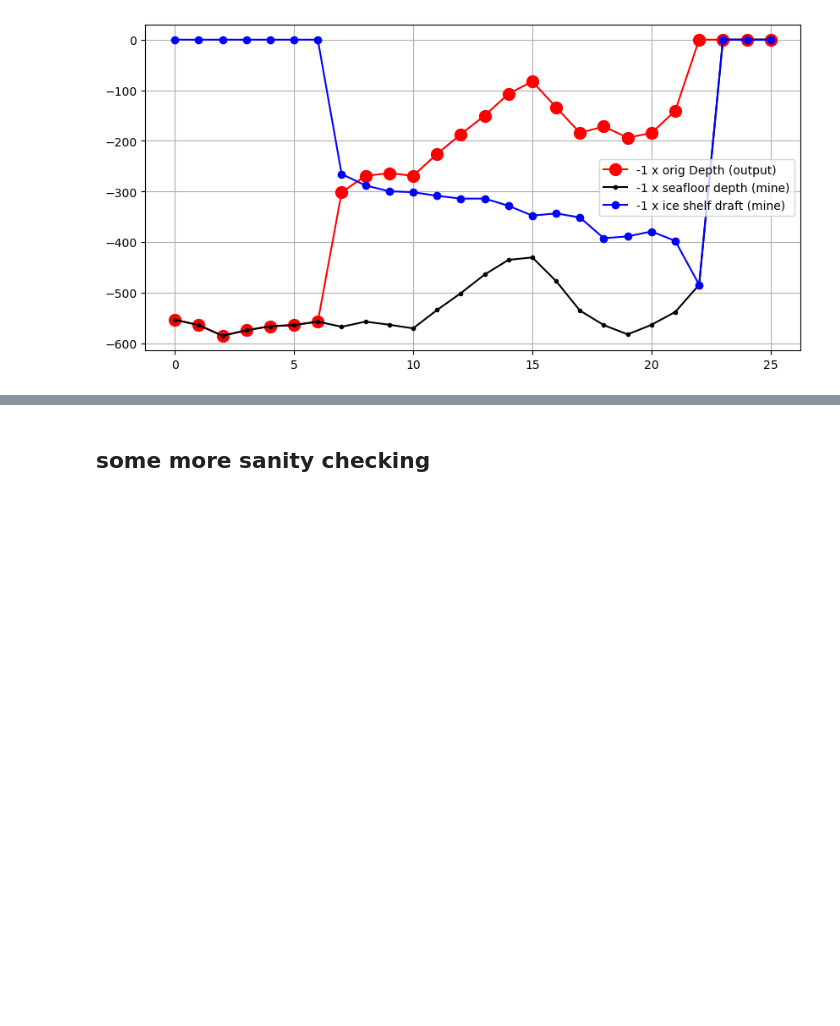
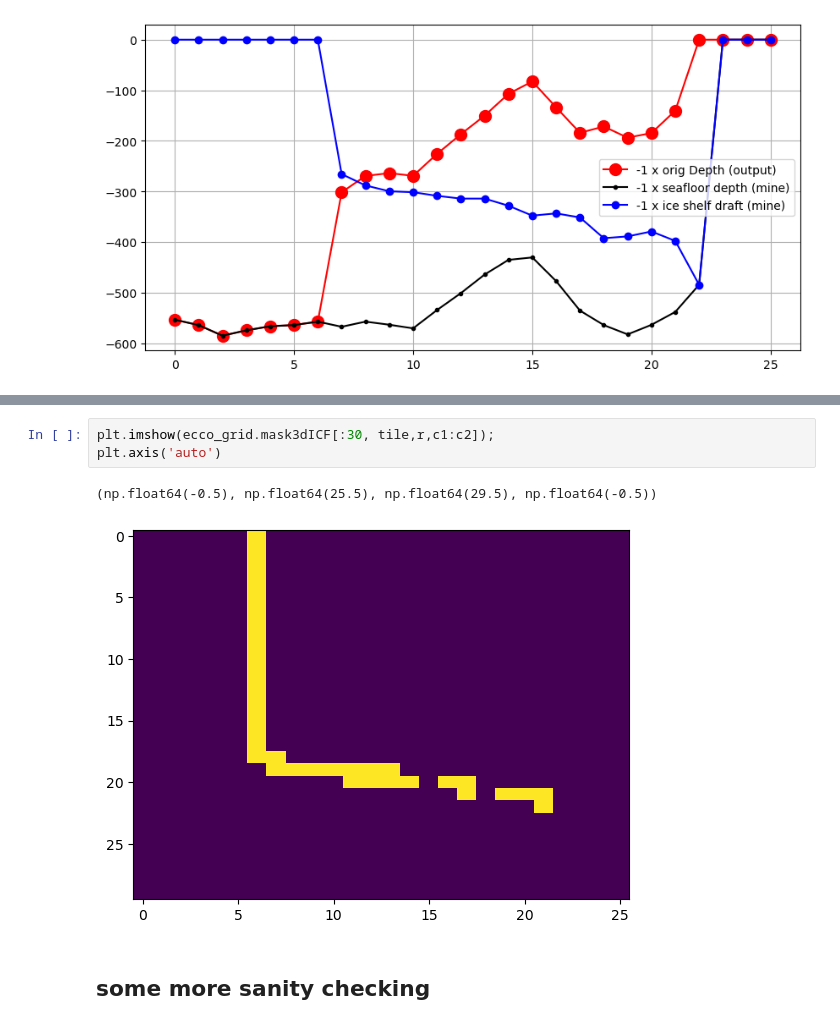
Before and after one commit to ECCO-GROUP/ECCO-Dataset-Production, a Jupyter notebook: utils/generate_GRID_GEOMETRY/gen_ECCO_V4r6_auxillary_native_grid_file_for_PODAAC.ipynb, the cells around one changed output, grey strips where cells are left out. Drawn from its saved outputs; the diff is of its cells as text; blank space fills up the shorter version.

Commit message:
cleaned up v4r6 native grid geometry

```diff
--- a/utils/generate_GRID_GEOMETRY/gen_ECCO_V4r6_auxillary_native_grid_file_for_PODAAC.ipynb
+++ b/utils/generate_GRID_GEOMETRY/gen_ECCO_V4r6_auxillary_native_grid_file_for_PODAAC.ipynb
@@ -1070,3 +1059,9 @@ plt.grid()
+# %%
+plt.imshow(ecco_grid.mask3dICF[:30, tile,r,c1:c2]);
+plt.axis('auto')
+# %% [output]
+(np.float64(-0.5), np.float64(25.5), np.float64(29.5), np.float64(-0.5))
+[figure, added]
 # %% [markdown]
 ## some more sanity checking
 # %%
```
Also changed, not shown: parts of 22 cells of this notebook.
